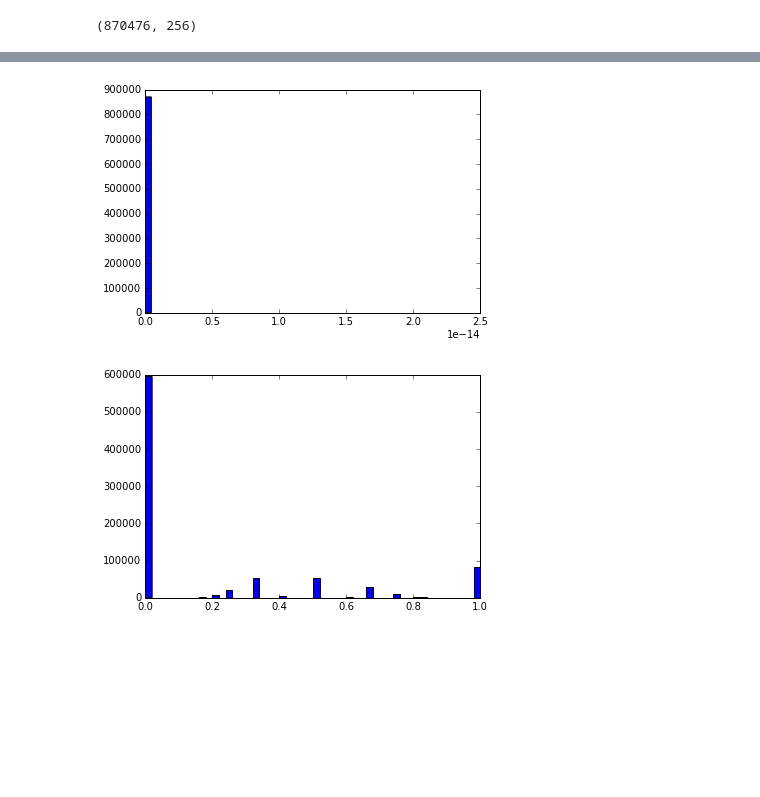
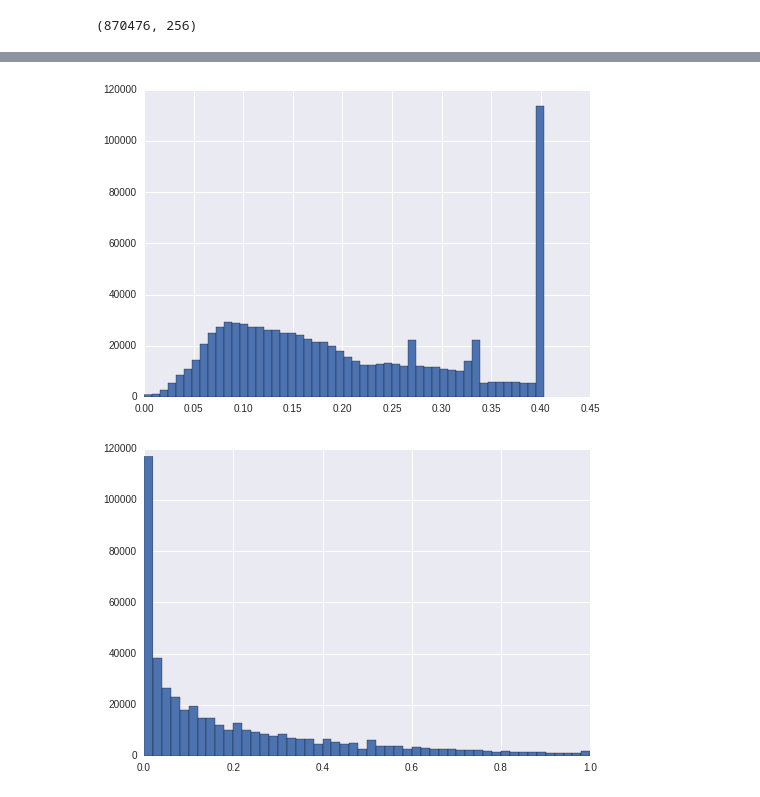
Before and after one commit to IJDykeman/storm_damage_prediction, a Jupyter notebook: final_model.ipynb, the cells around one changed output, grey strips where cells are left out. Drawn from its saved outputs; the diff is of its cells as text; code cells hidden in the pictures; blank space fills up the shorter version.

```diff
--- a/final_model.ipynb
+++ b/final_model.ipynb
@@ -232,2 +178,0 @@ plt.show()
-# %%
-META = load_data("/home/isaac/Dropbox/data_for_brian/meta/df_meta.hd")
@@ -396,0 +205,7 @@ Optimization Finished!
+# %%
+y_data = np.array([y_data]).T
+
+
+print y_data
+print np.mean(y_data[:,0])
+print x_data.shape
@@ -396,0 +250,8 @@ Optimization Finished!
+# %%
+checker_size = 4.0
+x_range = max(META['pointx']) - min(META['pointx'])
+y_range = max(META['pointy']) - min(META['pointy'])
+train_indices = np.logical_xor((np.mod((META['pointx'] - min(META['pointx'])), x_range/checker_size) < x_range/(2*checker_size)),
+                       (np.mod((META['pointy'] - min(META['pointy'])), y_range/checker_size) > y_range/(2*checker_size)))
+plot_on_map(pandas.DataFrame({'x': train_indices}))
+print (np.mean(train_indices))
@@ -396,0 +264,17 @@ Optimization Finished!
+# %%
+# indices = np.array(range(len(x_data)))
+# np.random.shuffle(indices)
+# test_indices = indices[:len(indices)/2]
+# train_indices = indices[len(indices)/2:]
+# trX = x_data[train_indices]
+# trY = y_data[train_indices]
+# teX = x_data[test_indices]
+# teY = y_data[test_indices]
+# print train_indices.shape
+
+
+trX = x_data[np.where(train_indices==1)]
+
+trY = y_data[np.where(train_indices==1)]
+teX = x_data[np.where(train_indices==0)]
+teY = y_data[np.where(train_indices==0)]
@@ -397,10 +344,15 @@ Optimization Finished!
 # %%
-predictions = sess.run(pred, feed_dict = {x : trX, y:trY})
+# p_damage = tf.nn.softmax(pred)
+
+predictions = sess.run(pred, feed_dict = {x : x_data})[:,0]
+predictions[predictions < 0]=0
+predictions[predictions > 1]=1
+
 plt.hist(predictions, bins = 50)
 plt.show()
 
-plt.hist(trY.reshape(-1), bins = 50)
+plt.hist(teY[:,0], bins = 50)
 plt.show()
 # %% [output]
-[figure, old version]
+[figure, new version]
-[figure, old version]
+[figure, new version]
```
Also changed, not shown: parts of 30 cells of this notebook, 2 other files.
